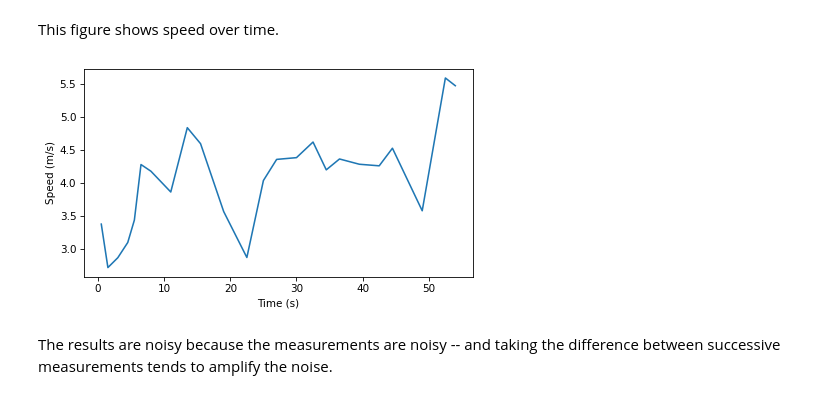
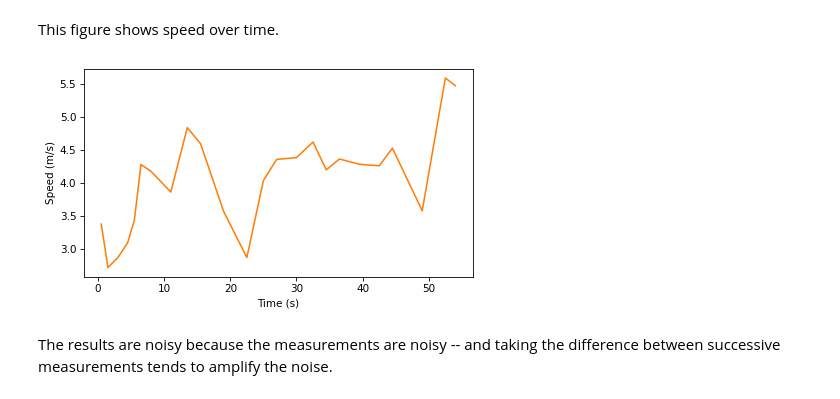
Before and after one commit to AllenDowney/ThinkLinearAlgebra, a Jupyter notebook: _sources/track.ipynb, the cells around one changed output. Cells and saved outputs as stored; diff of their text form; code cells hidden in the pictures.

```diff
--- a/_sources/track.ipynb
+++ b/_sources/track.ipynb
@@ -476,10 +476,10 @@ array([ 0.5,  1.5,  3. ,  4.5,  5.5,  6.5,  8. , 11. , 13.5, 15.5, 19. ,
 # %% [markdown]
 This figure shows speed over time.
 # %%
-plt.plot(ts_vel, speeds)
+plt.plot(ts_vel, speeds, color='C1')
 decorate(xlabel="Time (s)", ylabel="Speed (m/s)")
 # %% [output]
-[figure, old version]
+[figure, new version]
 # %% [markdown]
 The results are noisy because the measurements are noisy -- and taking the difference between successive measurements tends to amplify the noise.
 # %% [markdown]
```
Also changed, not shown: parts of 11 cells of this notebook, 6 other files.
